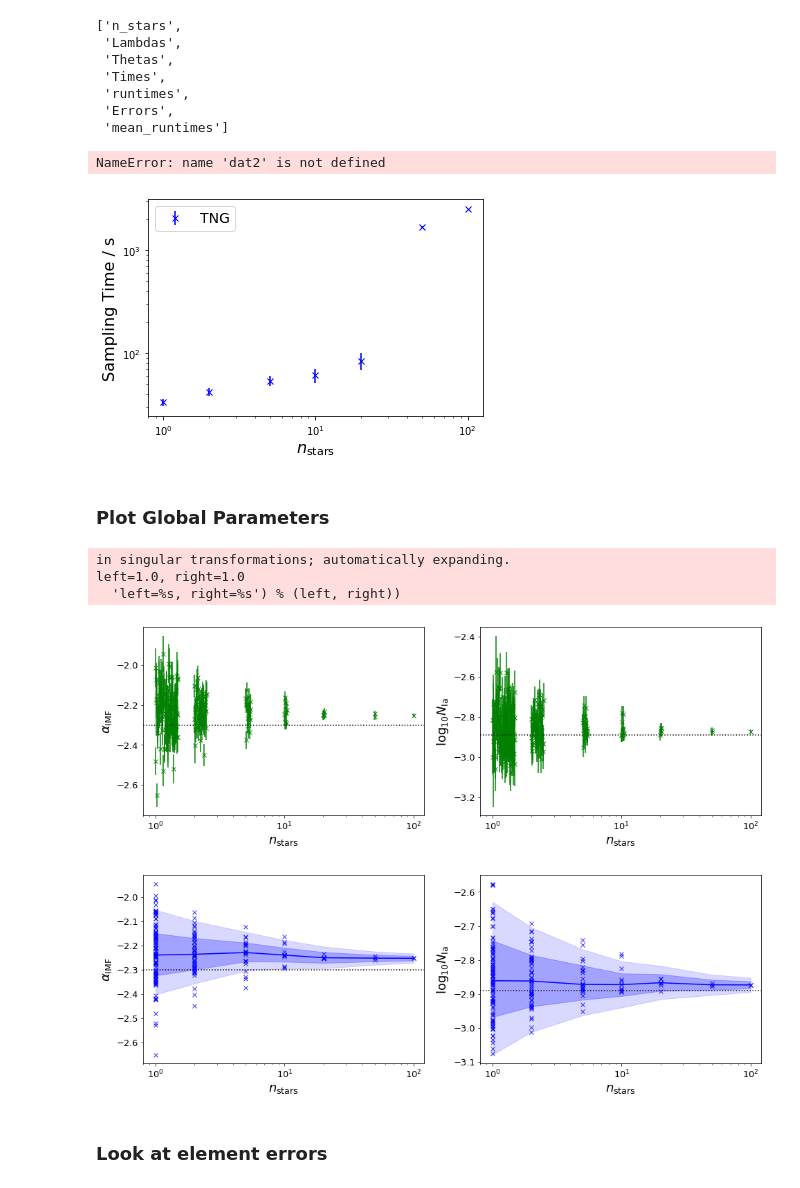
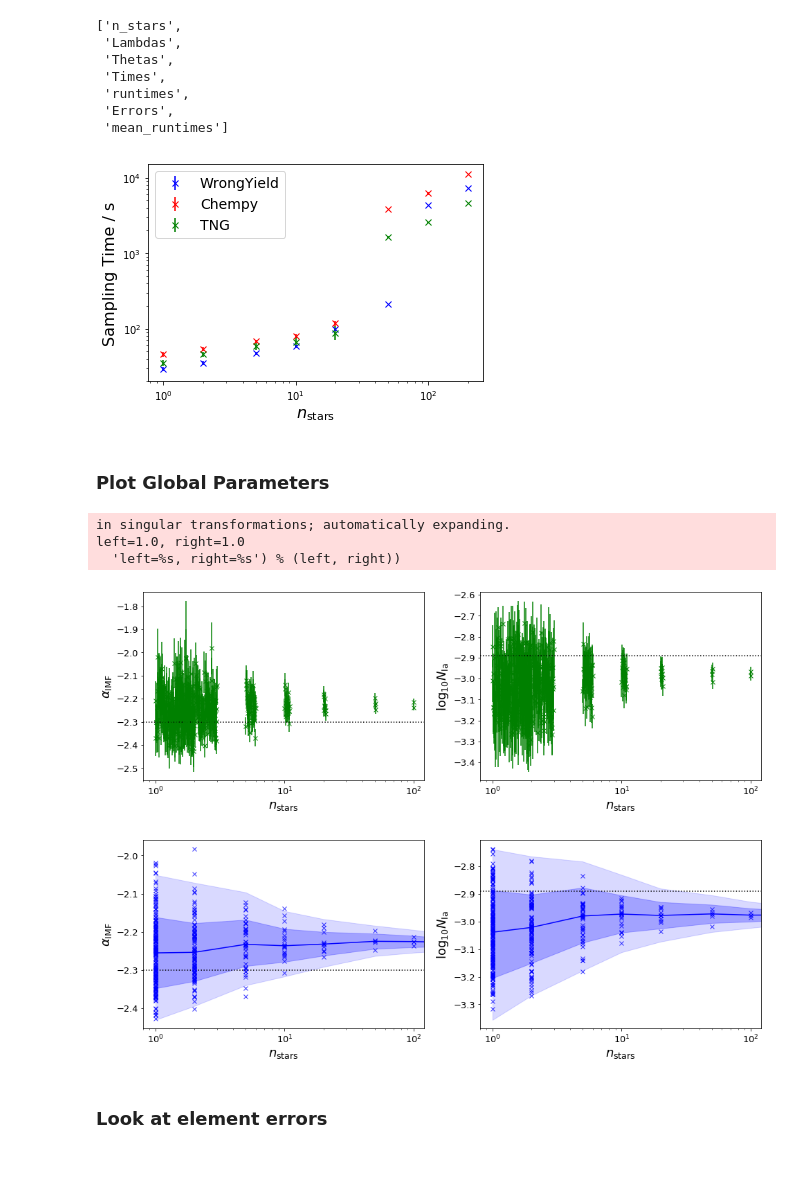
Before and after one commit to oliverphilcox/ChempyMulti, a Jupyter notebook: Jupyter/TNG_Aug2019/4) Chain Analysis.ipynb, the cells around one changed output. Cells and saved outputs as stored; diff of their text form; code cells hidden in the pictures.

```diff
--- a/Jupyter/TNG_Aug2019/4) Chain Analysis.ipynb
+++ b/Jupyter/TNG_Aug2019/4) Chain Analysis.ipynb
@@ -2,9 +2,12 @@
 ### Here we analyze and plot the HMC chains
 # %%
 %pylab inline
-name_str = 'TNG'
-dat=np.load('/mnt/store1/oliverphilcox/ChempyMultiData/TNG/chains/Corrected_%s_HMC_Full.npz'%name_str)
-#dat2=np.load('/mnt/store1/oliverphilcox/ChempyMultiData/TNG_Abun2/chains/WrongYield_HMC_0.05.npz')
+name_str = 'WrongYield'
+name_str2 = 'Chempy' # only used for initial plots
+name_str3 = 'TNG' # only used for initial plots
+dat=np.load('/mnt/store1/oliverphilcox/ChempyMultiData/TNG/chains/%s_HMC_Full_v3.npz'%name_str)
+dat2=np.load('/mnt/store1/oliverphilcox/ChempyMultiData/TNG/chains/%s_HMC_Full_v3.npz'%name_str2)
+dat3=np.load('/mnt/store1/oliverphilcox/ChempyMultiData/TNG/chains/%s_HMC_Full_v3.npz'%name_str3)
 # %% [output]
 Populating the interactive namespace from numpy and matplotlib
 # %%
@@ -33,16 +36,22 @@ all_runtimes2=dat2.f.runtimes
 for i in range(len(all_runtimes2)):
     std_times2.append(np.std(all_runtimes2[i]))
     mean_times2.append(np.mean(all_runtimes2[i]))
-# %% [output]
-NameError: name 'dat2' is not defined
+# %%
+std_times3=[]
+mean_times3=[]
+all_runtimes3=dat3.f.runtimes
+for i in range(len(all_runtimes3)):
+    std_times3.append(np.std(all_runtimes3[i]))
+    mean_times3.append(np.mean(all_runtimes3[i]))
 # %%
-plt.errorbar(n_stars,mean_times,std_times,marker='x',ls='',label=r'TNG',c='b')
-#plt.errorbar(n_stars,mean_times2,std_times2,marker='x',ls='',label=r'5% Error',c='r')
+plt.errorbar(n_stars,mean_times,std_times,marker='x',ls='',label=r'%s'%name_str,c='b')
+plt.errorbar(n_stars,mean_times2,std_times2,marker='x',ls='',label=r'%s'%name_str2,c='r')
+plt.errorbar(n_stars,mean_times3,std_times3,marker='x',ls='',label=r'%s'%name_str3,c='g')
 plt.xlabel(r'$n_\mathrm{stars}$',fontsize=16);plt.ylabel('Sampling Time / s',fontsize=16);
 plt.legend(fontsize=14);
 plt.xscale('log');plt.yscale('log');
 # %% [output]
-[figure, old version]
+[figure, new version]
 # %% [markdown]
 ### Plot Global Parameters
 # %%
@@ -74,7 +83,7 @@ for ind in [0,1]:
 in singular transformations; automatically expanding.
 left=1.0, right=1.0
   'left=%s, right=%s') % (left, right))
-[figure, old version]
+[figure, new version]
 # %%
 labels=[r'$\alpha_\mathrm{IMF}$',r'$\log_{10}N_\mathrm{Ia}$']
 
@@ -114,5 +123,5 @@ for ind in [0,1]:
     ax[ind].hlines(true[ind],vmin,vmax,linestyles=':')
     ax[ind].set_xlim([vmin,vmax]);
 # %% [output]
-[figure, old version]
+[figure, new version]
 # %%
```
Also changed, not shown: parts of 4 cells of this notebook, 5 other files.
